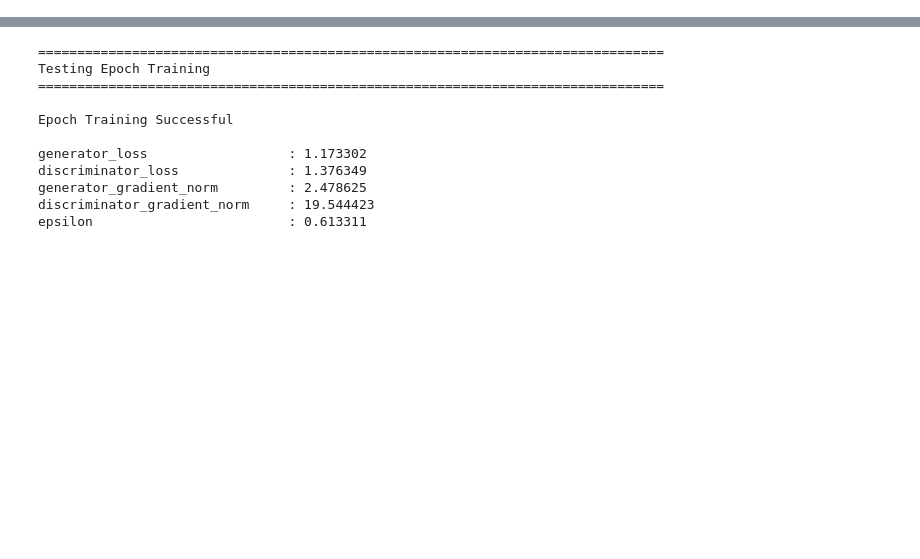
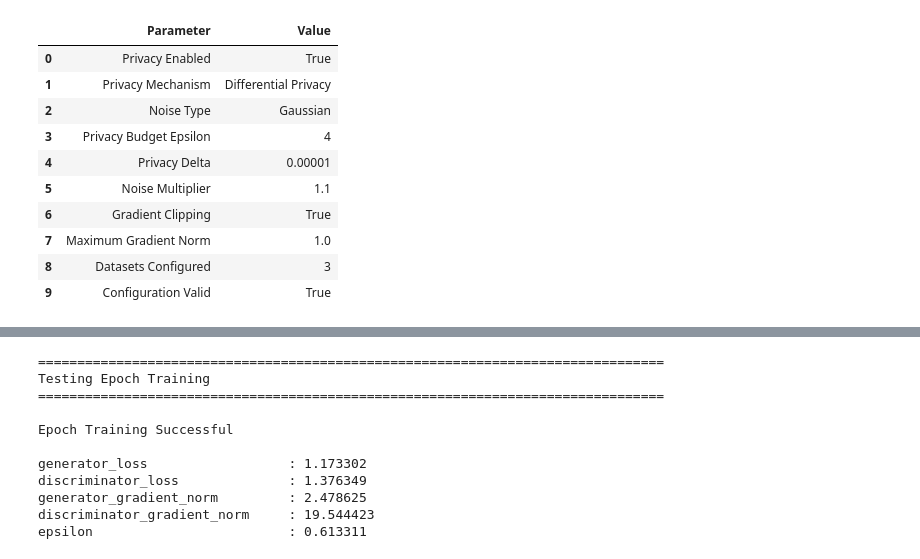
Before and after one commit to amzad-786githumb/Privacy-Preserving-Synthetic-Tabular-Data-Generation-Using-Generative-Adversarial-Networks, a Jupyter notebook: 07_Proposed_Framework.ipynb, the cells around one changed output, grey strips where cells are left out. Saved outputs shown, nothing was run; the diff lists cells and outputs as text; code cells hidden in the pictures; blank space fills up the shorter version.

```diff
--- a/07_Proposed_Framework.ipynb
+++ b/07_Proposed_Framework.ipynb
@@ -3591,0 +3666,75 @@ epsilon                         : 0.17615016305315942
+# %%
+# ==============================================================================
+# PART G7 — PRIVACY CONFIGURATION SUMMARY
+# ==============================================================================
+
+print("=" * 100)
+print("PART G7 — PRIVACY CONFIGURATION SUMMARY")
+print("=" * 100)
+
+SPP_GAN_PRIVACY_SUMMARY = {
+
+    "Privacy Enabled":
+        SPP_GAN_PRIVACY_ENABLED,
+
+    "Privacy Mechanism":
+        SPP_GAN_PRIVACY_MECHANISM,
+
+    "Noise Type":
+        SPP_GAN_PRIVACY_NOISE_TYPE,
+
+    "Privacy Budget Epsilon":
+        SPP_GAN_PRIVACY_EPSILON,
+
+    "Privacy Delta":
+        SPP_GAN_PRIVACY_DELTA,
+
+    "Noise Multiplier":
+        SPP_GAN_NOISE_MULTIPLIER,
+
+    "Gradient Clipping":
+        SPP_GAN_GRADIENT_CLIPPING,
+
+    "Maximum Gradient Norm":
+        SPP_GAN_MAX_GRAD_NORM,
+
+    "Datasets Configured":
+        len(
+            SPP_GAN_DATASET_PRIVACY_CONFIG
+        ),
+
+    "Configuration Valid":
+        all(
+            SPP_GAN_PRIVACY_CHECKS.values()
+        )
+}
+
+SPP_GAN_PRIVACY_SUMMARY_DF = pd.DataFrame(
+    list(
+        SPP_GAN_PRIVACY_SUMMARY.items()
+    ),
+    columns=[
+        "Parameter",
+        "Value"
+    ]
+)
+
+print()
+
+display(
+    SPP_GAN_PRIVACY_SUMMARY_DF
+)
+
+print()
+
+print(
+    f"Overall Privacy Configuration Status : "
+    f"{'PASS' if SPP_GAN_PRIVACY_SUMMARY['Configuration Valid'] else 'FAIL'}"
+)
+
+print()
+
+print(
+    "PART G7 — Privacy configuration summary completed."
+)
+# %% [output]
@@ -3591,0 +3744,11 @@ epsilon                         : 0.17615016305315942
+|  | Parameter | Value |
+| 0 | Privacy Enabled | True |
+| 1 | Privacy Mechanism | Differential Privacy |
+| 2 | Noise Type | Gaussian |
+| 3 | Privacy Budget Epsilon | 4 |
+| 4 | Privacy Delta | 0.00001 |
+| 5 | Noise Multiplier | 1.1 |
+| 6 | Gradient Clipping | True |
+| 7 | Maximum Gradient Norm | 1.0 |
+| 8 | Datasets Configured | 3 |
+| 9 | Configuration Valid | True |
```
Also changed, not shown: parts of 168 cells of this notebook.
